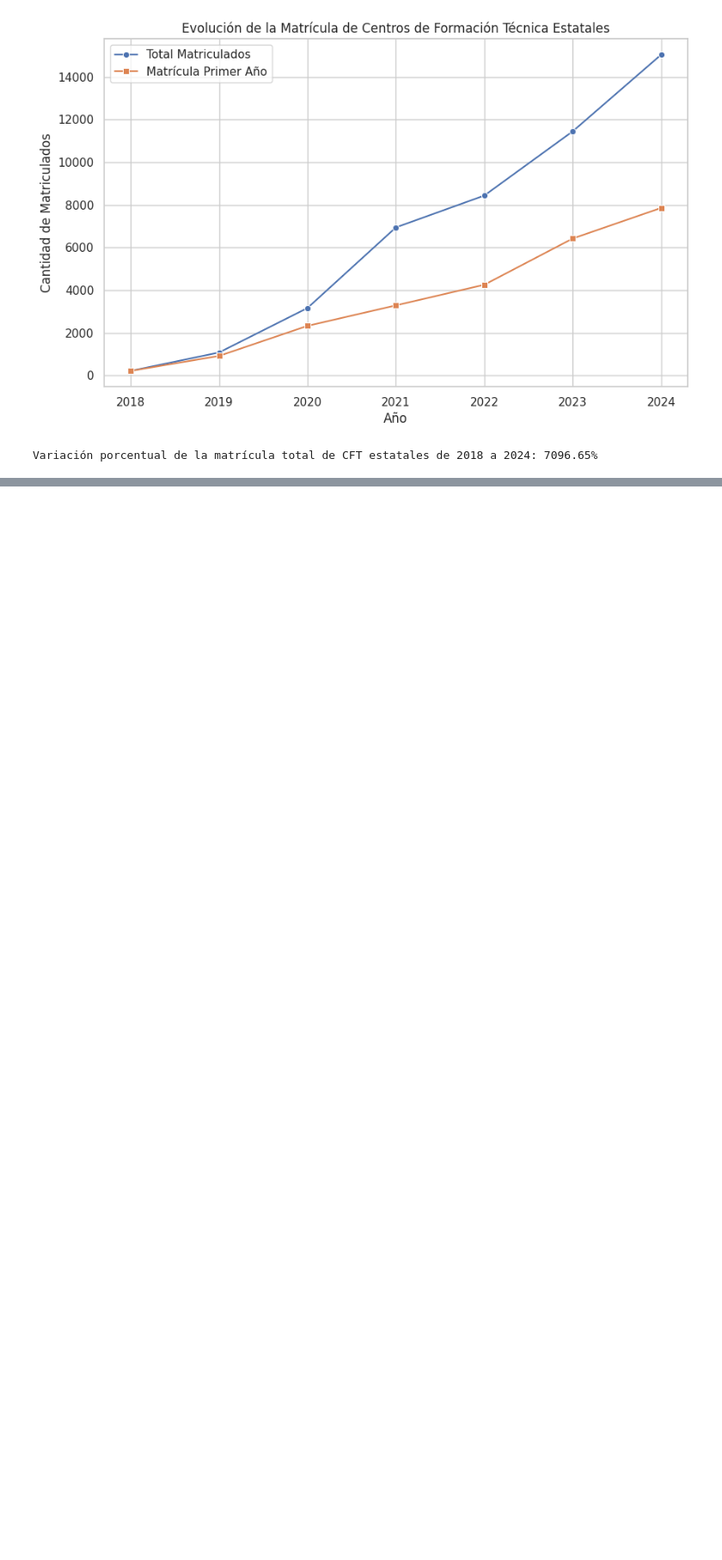
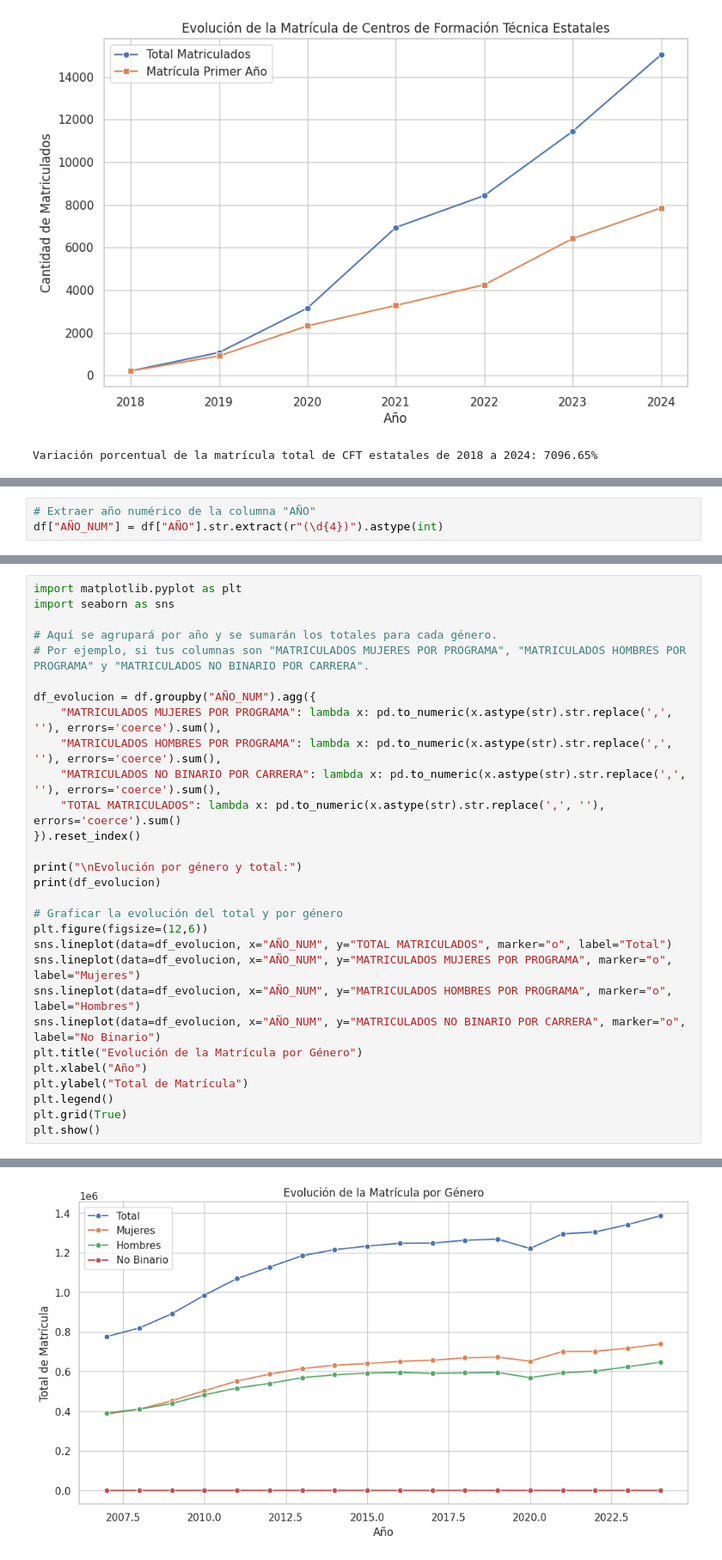
Before and after one commit to davidlealo/cft_estatales_analisis, a Jupyter notebook: analisis.ipynb, the cells around one changed output, grey strips where cells are left out. Shown at 86% size. Saved outputs shown, nothing was run; the diff lists cells and outputs as text; blank space fills up the shorter version.

```diff
--- a/analisis.ipynb
+++ b/analisis.ipynb
@@ -867,0 +1034,3 @@ Variación porcentual de la matrícula total de CFT estatales de 2018 a 2024: 70
+# %%
+# Extraer año numérico de la columna "AÑO"
+df["AÑO_NUM"] = df["AÑO"].str.extract(r"(\d{4})").astype(int)
@@ -867,0 +1039,30 @@ Variación porcentual de la matrícula total de CFT estatales de 2018 a 2024: 70
+# %%
+import matplotlib.pyplot as plt
+import seaborn as sns
+
+# Aquí se agrupará por año y se sumarán los totales para cada género.
+# Por ejemplo, si tus columnas son "MATRICULADOS MUJERES POR PROGRAMA", "MATRICULADOS HOMBRES POR PROGRAMA" y "MATRICULADOS NO BINARIO POR CARRERA".
+
+df_evolucion = df.groupby("AÑO_NUM").agg({
+    "MATRICULADOS MUJERES POR PROGRAMA": lambda x: pd.to_numeric(x.astype(str).str.replace(',', ''), errors='coerce').sum(),
+    "MATRICULADOS HOMBRES POR PROGRAMA": lambda x: pd.to_numeric(x.astype(str).str.replace(',', ''), errors='coerce').sum(),
+    "MATRICULADOS NO BINARIO POR CARRERA": lambda x: pd.to_numeric(x.astype(str).str.replace(',', ''), errors='coerce').sum(),
+    "TOTAL MATRICULADOS": lambda x: pd.to_numeric(x.astype(str).str.replace(',', ''), errors='coerce').sum()
+}).reset_index()
+
+print("\nEvolución por género y total:")
+print(df_evolucion)
+
+# Graficar la evolución del total y por género
+plt.figure(figsize=(12,6))
+sns.lineplot(data=df_evolucion, x="AÑO_NUM", y="TOTAL MATRICULADOS", marker="o", label="Total")
+sns.lineplot(data=df_evolucion, x="AÑO_NUM", y="MATRICULADOS MUJERES POR PROGRAMA", marker="o", label="Mujeres")
+sns.lineplot(data=df_evolucion, x="AÑO_NUM", y="MATRICULADOS HOMBRES POR PROGRAMA", marker="o", label="Hombres")
+sns.lineplot(data=df_evolucion, x="AÑO_NUM", y="MATRICULADOS NO BINARIO POR CARRERA", marker="o", label="No Binario")
+plt.title("Evolución de la Matrícula por Género")
+plt.xlabel("Año")
+plt.ylabel("Total de Matrícula")
+plt.legend()
+plt.grid(True)
+plt.show()
+# %% [output]
@@ -867,0 +1086 @@ Variación porcentual de la matrícula total de CFT estatales de 2018 a 2024: 70
+[figure, added]
```
Also changed, not shown: parts of 29 cells of this notebook.
